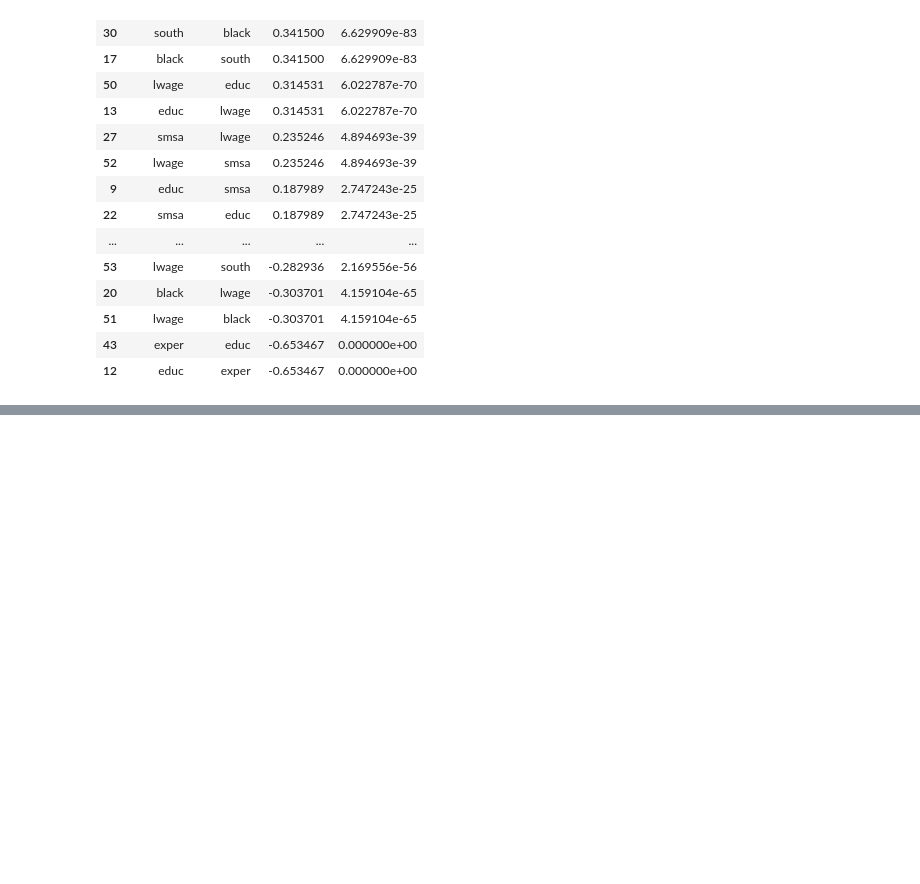
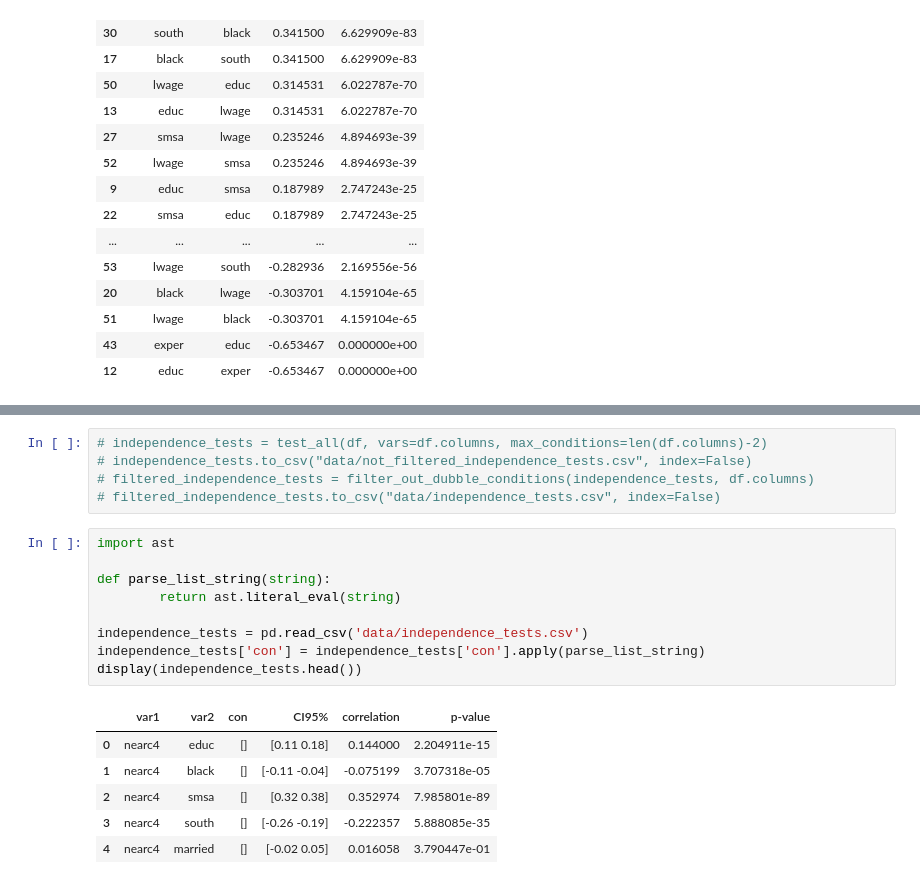
Before and after one commit to FemkeBakker/ProjectCausalDataScience, a Jupyter notebook: EDA.ipynb, the cells around one changed output, grey strips where cells are left out. Cells and saved outputs as stored; diff of their text form; blank space fills up the shorter version.

```diff
--- a/EDA.ipynb
+++ b/EDA.ipynb
@@ -292,0 +394,21 @@ display(significant)
+# %%
+# independence_tests = test_all(df, vars=df.columns, max_conditions=len(df.columns)-2)
+# independence_tests.to_csv("data/not_filtered_independence_tests.csv", index=False)
+# filtered_independence_tests = filter_out_dubble_conditions(independence_tests, df.columns)
+# filtered_independence_tests.to_csv("data/independence_tests.csv", index=False)
+# %%
+import ast
+
+def parse_list_string(string):
+        return ast.literal_eval(string)
+
+independence_tests = pd.read_csv('data/independence_tests.csv')
+independence_tests['con'] = independence_tests['con'].apply(parse_list_string)
+display(independence_tests.head())
+# %% [output]
+|  | var1 | var2 | con | CI95% | correlation | p-value |
+| 0 | nearc4 | educ | [] | [0.11 0.18] | 0.144000 | 2.204911e-15 |
+| 1 | nearc4 | black | [] | [-0.11 -0.04] | -0.075199 | 3.707318e-05 |
+| 2 | nearc4 | smsa | [] | [0.32 0.38] | 0.352974 | 7.985801e-89 |
+| 3 | nearc4 | south | [] | [-0.26 -0.19] | -0.222357 | 5.888085e-35 |
+| 4 | nearc4 | married | [] | [-0.02 0.05] | 0.016058 | 3.790447e-01 |
```
Also changed, not shown: parts of 8 cells of this notebook, 5 other files.
